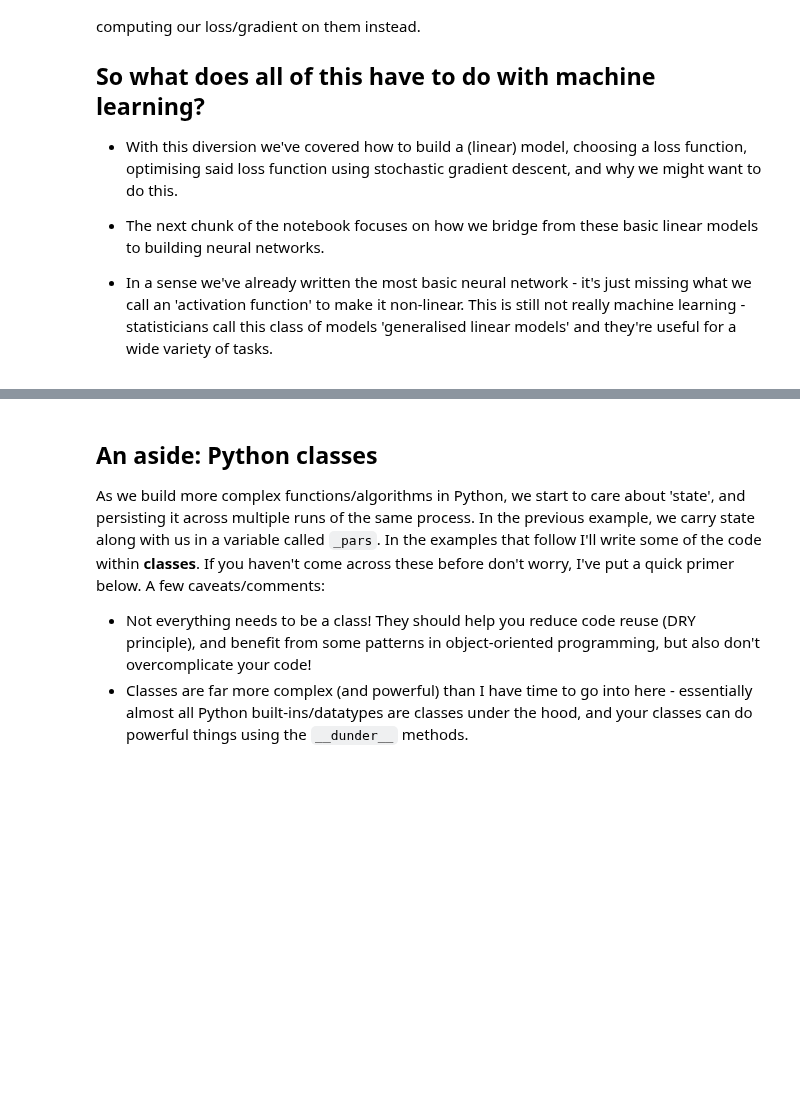
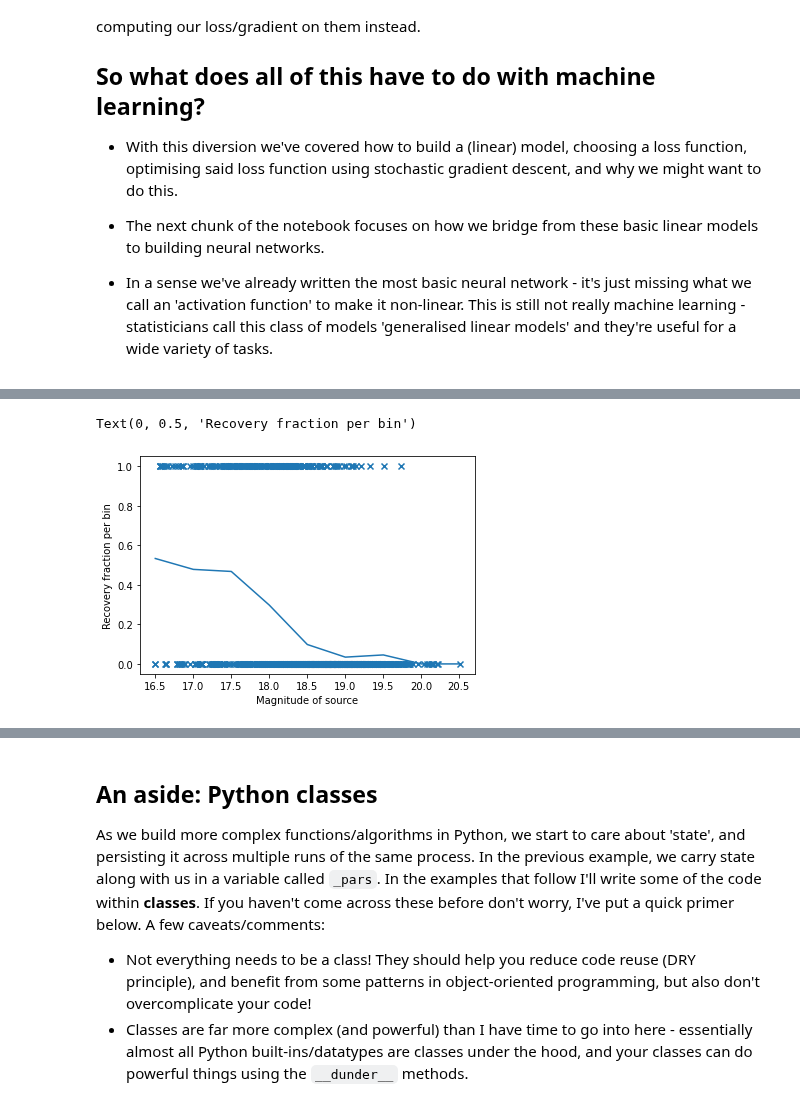
Before and after one commit to raphhbw/WAKE_workshops, a Jupyter notebook: machine_learning/session_01/s1_linearmodelstoml_full.ipynb, the cells around one changed output, grey strips where cells are left out. Cells and saved outputs as stored; diff of their text form; code cells hidden in the pictures; blank space fills up the shorter version.

```diff
--- a/machine_learning/session_01/s1_linearmodelstoml_full.ipynb
+++ b/machine_learning/session_01/s1_linearmodelstoml_full.ipynb
@@ -349,0 +345,23 @@ log_value_and_grad = jax.value_and_grad(loss_function, argnums=0)
+# %%
+goto_data = pd.read_csv("../data/tns_goto_xmatch.csv")
+goto_data = goto_data.iloc[goto_data.mag.values > 16.5]
+
+plt.scatter(goto_data['mag'], goto_data['realbogus'] > 0.7, marker='x')
+
+recovery_bins = []
+recovery_err_bins = []
+magstep = 0.5
+
+for m in (mag_per_bin := jnp.arange(goto_data['mag'].values.min(), goto_data['mag'].values.max(), magstep)):
+    mask = (m < goto_data['mag'].values) & (goto_data['mag'].values < m+magstep)
+    n_recovered_per_bin = jnp.sum(goto_data['realbogus'].values[mask] > 0.7)
+    n_total_dets_per_bin = jnp.sum(mask)
+    recovery_bins.append(n_recovered_per_bin / n_total_dets_per_bin)
+    recovery_err_bins.append(jnp.sqrt(n_recovered_per_bin) / n_total_dets_per_bin)
+
+plt.plot(mag_per_bin, recovery_bins)
+plt.xlabel("Magnitude of source")
+plt.ylabel("Recovery fraction per bin")
+# %% [output]
+Text(0, 0.5, 'Recovery fraction per bin')
+[figure, added]
```
Also changed, not shown: parts of 14 cells of this notebook.
